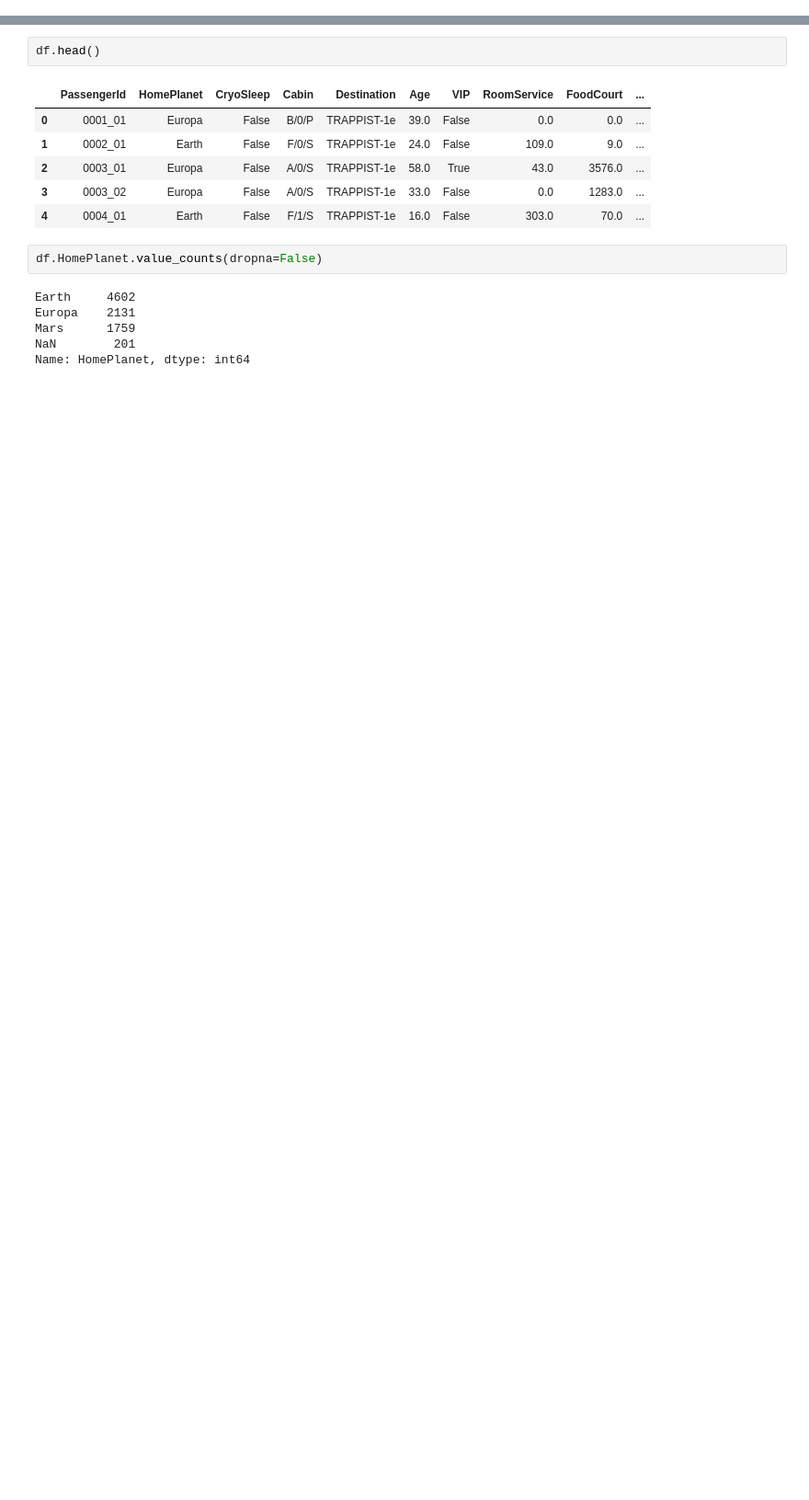
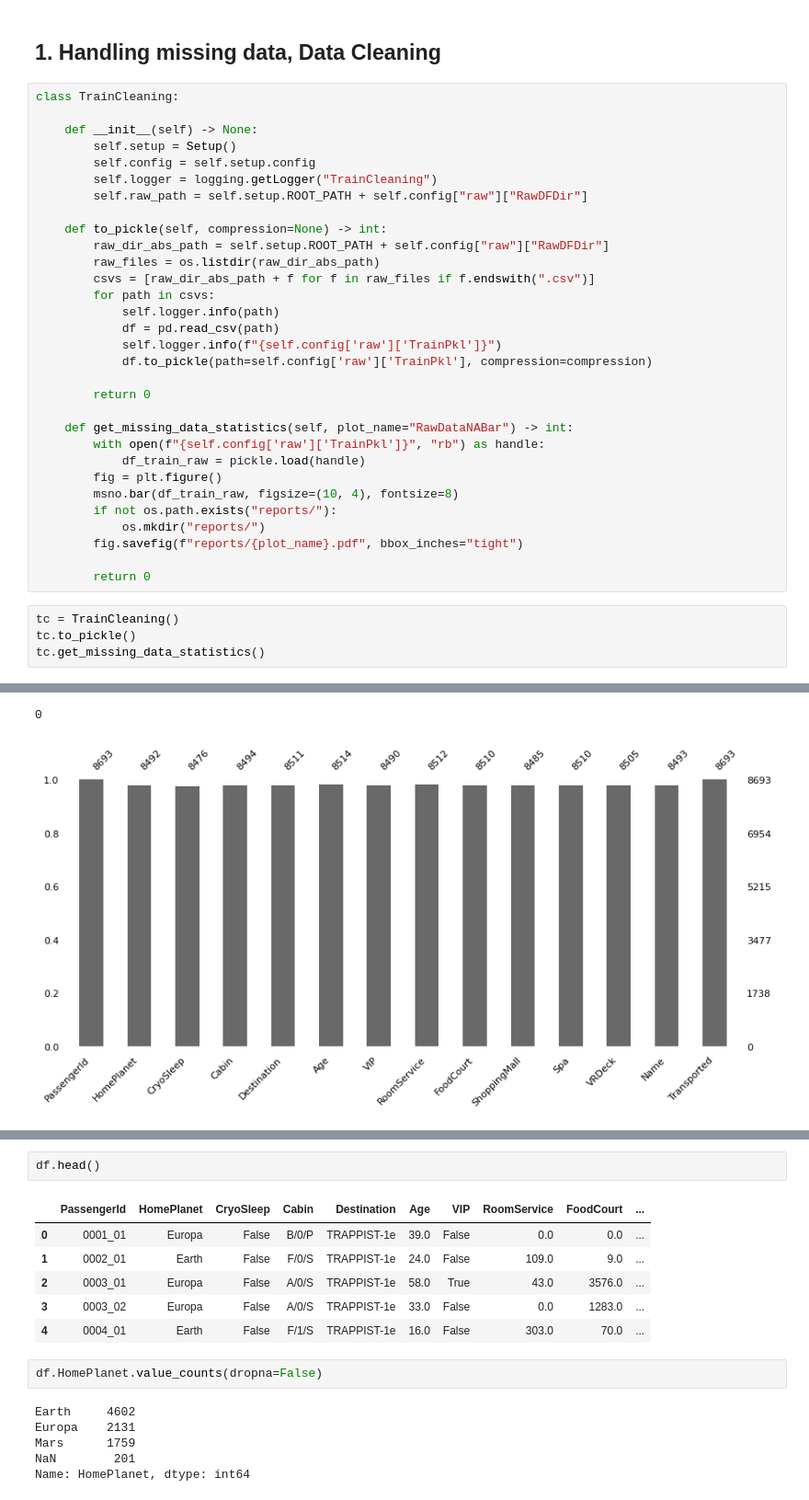
Before and after one commit to SebastiaanK97/KaggleDruzyna, a Jupyter notebook: SpaceshipTitanic/notebooks/data_exploration.ipynb, the cells around one changed output, grey strips where cells are left out. Shown at 92% size. Drawn from its saved outputs; the diff is of its cells as text; blank space fills up the shorter version.

```diff
--- a/SpaceshipTitanic/notebooks/data_exploration.ipynb
+++ b/SpaceshipTitanic/notebooks/data_exploration.ipynb
@@ -2,0 +20,38 @@ import pandas as pd
+# %% [markdown]
+## 1. Handling missing data, Data Cleaning
+# %%
+class TrainCleaning:
+
+    def __init__(self) -> None:
+        self.setup = Setup()
+        self.config = self.setup.config
+        self.logger = logging.getLogger("TrainCleaning")
+        self.raw_path = self.setup.ROOT_PATH + self.config["raw"]["RawDFDir"]
+
+    def to_pickle(self, compression=None) -> int:
+        raw_dir_abs_path = self.setup.ROOT_PATH + self.config["raw"]["RawDFDir"]
+        raw_files = os.listdir(raw_dir_abs_path)
+        csvs = [raw_dir_abs_path + f for f in raw_files if f.endswith(".csv")]
+        for path in csvs:
+            self.logger.info(path)
+            df = pd.read_csv(path)
+            self.logger.info(f"{self.config['raw']['TrainPkl']}")
+            df.to_pickle(path=self.config['raw']['TrainPkl'], compression=compression)
+
+        return 0
+
+    def get_missing_data_statistics(self, plot_name="RawDataNABar") -> int:
+        with open(f"{self.config['raw']['TrainPkl']}", "rb") as handle:
+            df_train_raw = pickle.load(handle)
+        fig = plt.figure()
+        msno.bar(df_train_raw, figsize=(10, 4), fontsize=8)
+        if not os.path.exists("reports/"):
+            os.mkdir("reports/")
+        fig.savefig(f"reports/{plot_name}.pdf", bbox_inches="tight")
+
+        return 0
+# %%
+tc = TrainCleaning()
+tc.to_pickle()
+tc.get_missing_data_statistics()
+# %% [output]
@@ -2,0 +65,2 @@ import pandas as pd
+0
+[figure, added]
```
Also changed, not shown: parts of 11 cells of this notebook, 15 other files.
